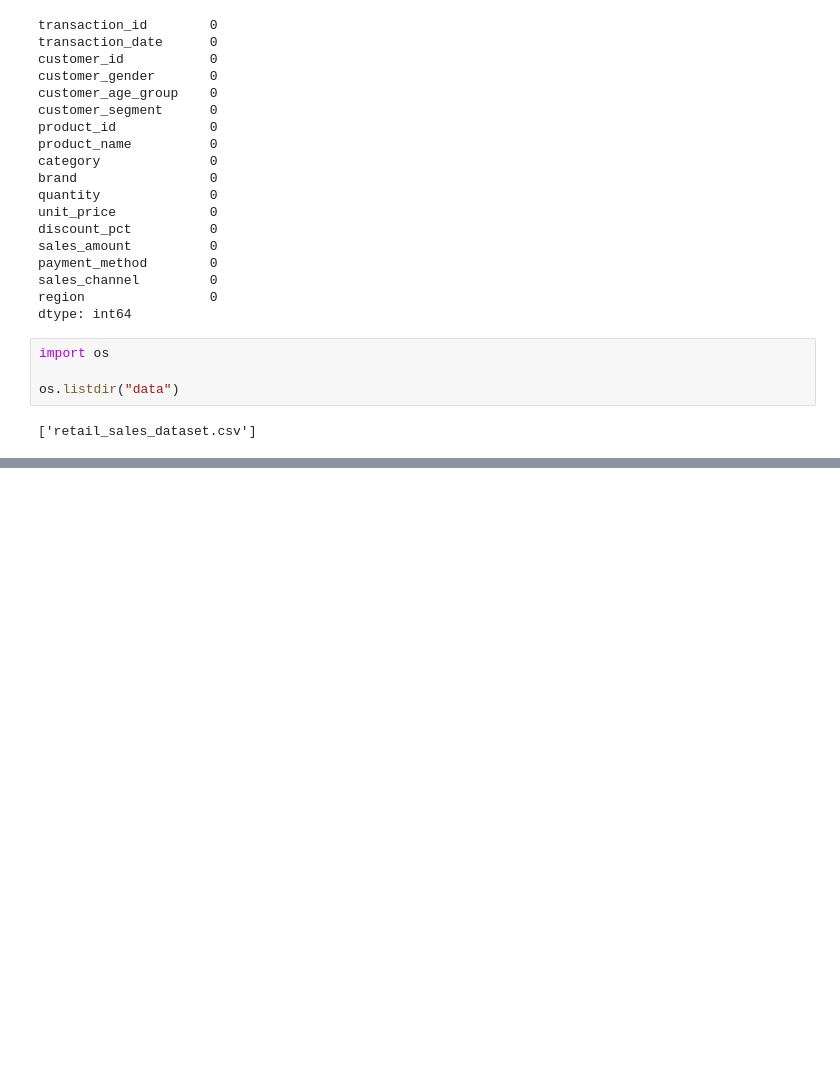
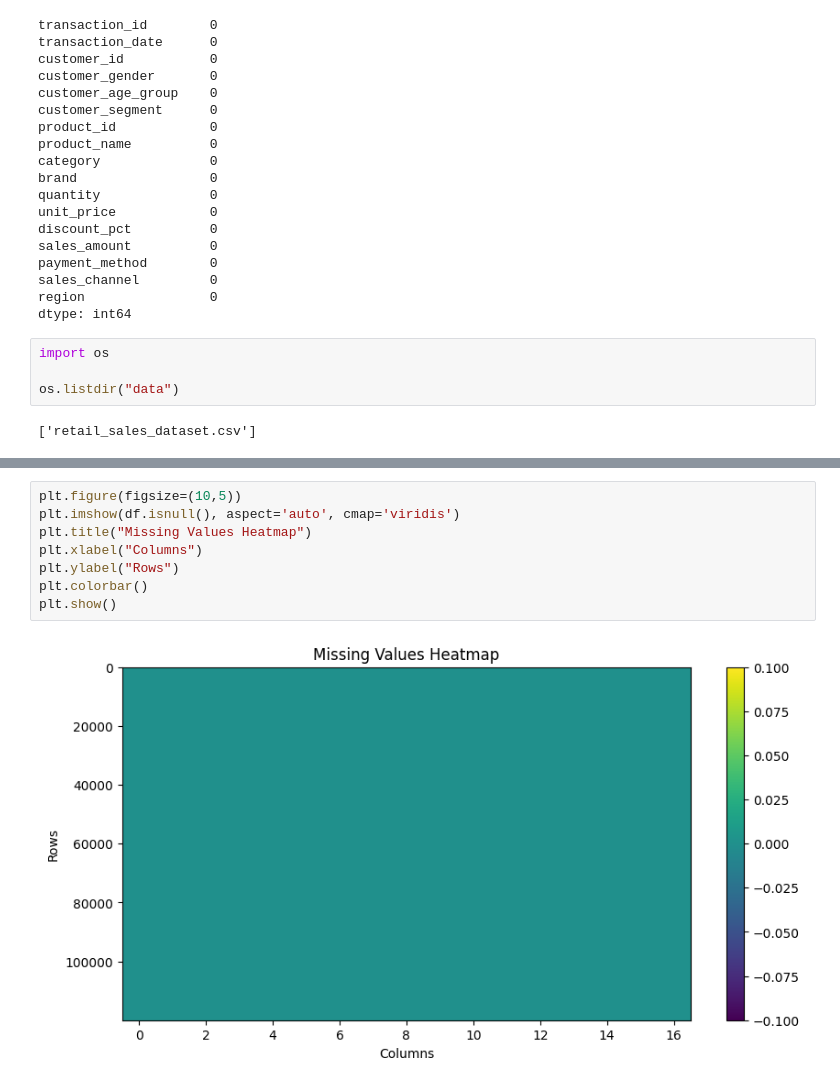
Before and after one commit to ap073/data_analytics_project2, a Jupyter notebook: 01_EDA.ipynb.ipynb, the cells around one changed output, grey strips where cells are left out. Cells and saved outputs as stored; diff of their text form; blank space fills up the shorter version.

```diff
--- a/01_EDA.ipynb.ipynb
+++ b/01_EDA.ipynb.ipynb
@@ -98,0 +147,10 @@ os.listdir("data")
+# %%
+plt.figure(figsize=(10,5))
+plt.imshow(df.isnull(), aspect='auto', cmap='viridis')
+plt.title("Missing Values Heatmap")
+plt.xlabel("Columns")
+plt.ylabel("Rows")
+plt.colorbar()
+plt.show()
+# %% [output]
+[figure, added]
```
Also changed, not shown: parts of 14 cells of this notebook.
